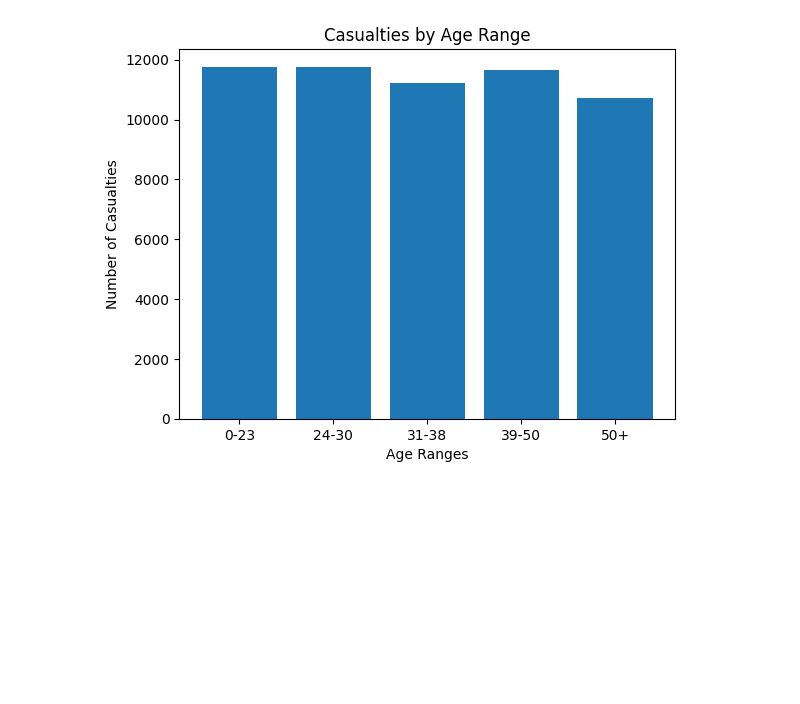
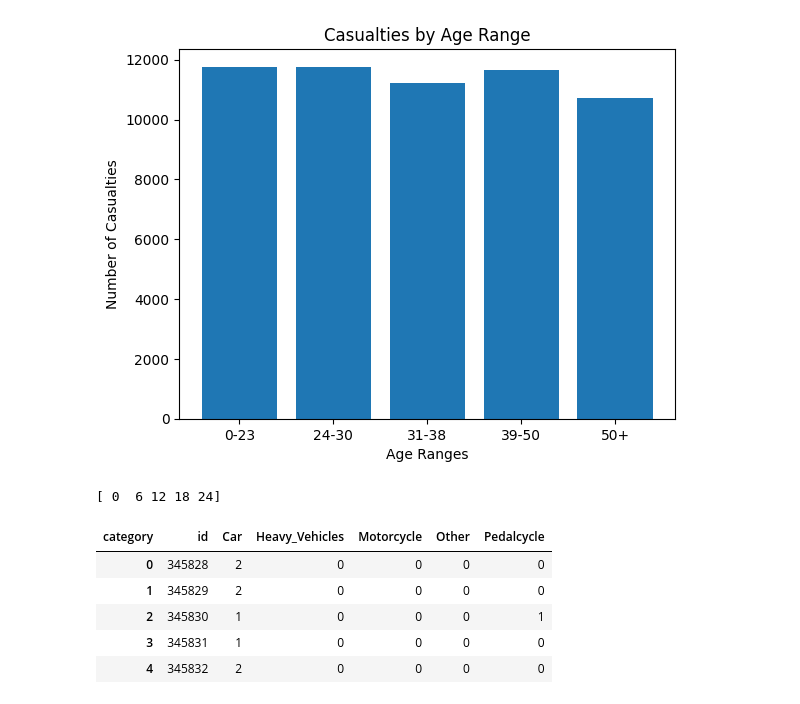
Before and after one commit to asalazar18s/TfL-accidents-dataset-analysis, a Jupyter notebook: Final/Data_Preprocessing.ipynb, the cells around one changed output. Cells and saved outputs as stored; diff of their text form; code cells hidden in the pictures; blank space fills up the shorter version.

```diff
--- a/Final/Data_Preprocessing.ipynb
+++ b/Final/Data_Preprocessing.ipynb
@@ -229,3 +229,11 @@ age_range_counts.head()
 age_range_counts.to_csv('dataframes/age_range_counts_to_merge.csv', index=False)
 # Merge the counts back to the original DataFrame
 # df_with_age_ranges = df.merge(age_range_counts, on='id', how='left')
+# %%
+# Time of day Pre Processing
+df['date'] = pd.to_datetime(df['date'])
+# df_main['date'].dt.hour.plot.hist(bins=24, color='skyblue', edgecolor='black', alpha=0.7)
+df['time_of_day'], bins = pd.cut(df['date'].dt.hour, bins=[0, 6, 12, 18, 24] , labels=['Night', 'Morning', 'Afternoon', 'Evening'], right=False, retbins=True)
+print(bins)
+# %% [output]
+[ 0  6 12 18 24]
@@ -232,2 +250,11 @@ age_range_counts.to_csv('dataframes/age_range_counts_to_merge.csv', index=False)
+# %%
+df_vehicles.head()
+# %% [output]
+| category | id | Car | Heavy_Vehicles | Motorcycle | Other | Pedalcycle |
+| 0 | 345828 | 2 | 0 | 0 | 0 | 0 |
+| 1 | 345829 | 2 | 0 | 0 | 0 | 0 |
+| 2 | 345830 | 1 | 0 | 0 | 0 | 1 |
+| 3 | 345831 | 1 | 0 | 0 | 0 | 0 |
+| 4 | 345832 | 2 | 0 | 0 | 0 | 0 |
 # %%
 df.drop(["casualties", "vehicles"],axis=1, inplace=True)
```
Also changed, not shown: parts of 6 cells of this notebook, 2 other files.
